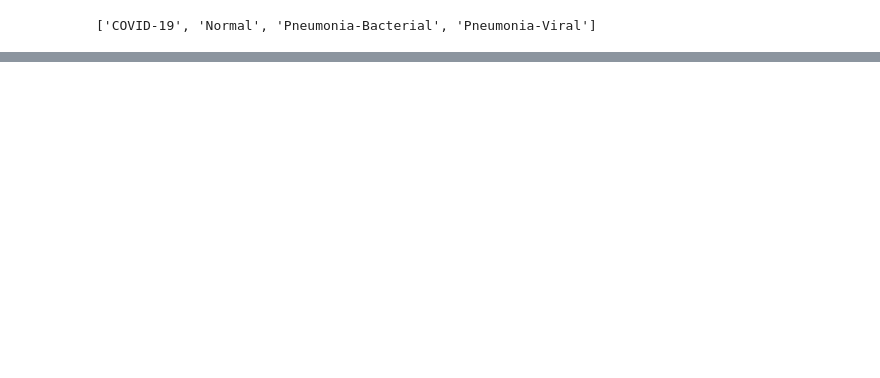
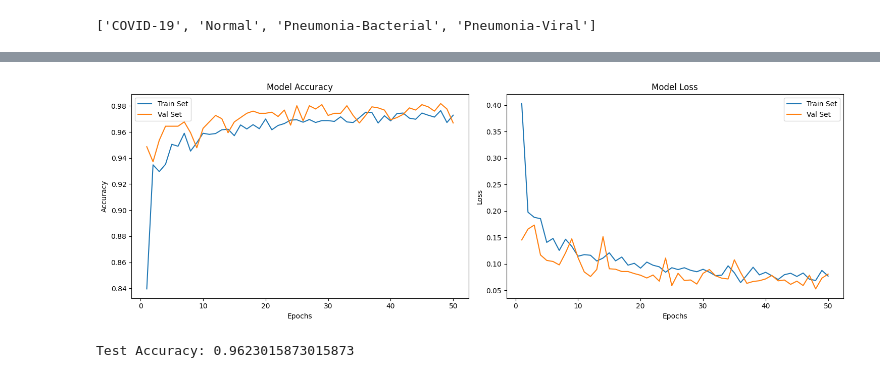
Before and after one commit to ritusinha128/health-informatics-project, a Jupyter notebook: chest_cancer/Chest_Cancer_Analysis.ipynb, the cells around one changed output, grey strips where cells are left out. Saved outputs shown, nothing was run; the diff lists cells and outputs as text; code cells hidden in the pictures; blank space fills up the shorter version.

```diff
--- a/chest_cancer/Chest_Cancer_Analysis.ipynb
+++ b/chest_cancer/Chest_Cancer_Analysis.ipynb
@@ -385,0 +504,16 @@ plt.show()
+# %%
+train_dataset = CustomDataset(x_train, y_train, transform=transform)
+val_dataset = CustomDataset(x_val, y_val, transform=transform)
+
+train_loader = DataLoader(train_dataset, batch_size=32, shuffle=True)
+val_loader = DataLoader(val_dataset, batch_size=32, shuffle=False)
+# %%
+from torchsummary import summary
+
+device = torch.device("cuda" if torch.cuda.is_available() else "cpu")
+model = MyModel(num_classes=3).to(device)
+optimizer = torch.optim.Adam(model.parameters(), lr=0.001)
+criterion = nn.CrossEntropyLoss()
+
+# For model summary
+summary(model, input_size=(3, 224, 224))
@@ -385,0 +649,46 @@ plt.show()
+# %%
+import matplotlib.pyplot as plt
+
+# Assuming 'train_loss', 'val_loss', 'train_accuracy', and 'val_accuracy' are accumulated during the training process
+epochs_range = range(1, len(train_losses) + 1)
+
+plt.figure(figsize=(15, 5))
+plt.subplot(1, 2, 1)
+plt.plot(epochs_range, train_accuracies, label='Train Set')
+plt.plot(epochs_range, val_accuracies, label='Val Set')
+plt.legend(loc="best")
+plt.xlabel('Epochs')
+plt.ylabel('Accuracy')
+plt.title('Model Accuracy')
+
+plt.subplot(1, 2, 2)
+plt.plot(epochs_range, train_losses, label='Train Set')
+plt.plot(epochs_range, val_losses, label='Val Set')
+plt.legend(loc="best")
+plt.xlabel('Epochs')
+plt.ylabel('Loss')
+plt.title('Model Loss')
+plt.tight_layout()
+plt.show()
+# %% [output]
+[figure, added]
+# %%
+test_dataset = CustomDataset(x_test, y_test, transform=transform)
+test_loader = DataLoader(test_dataset, batch_size=32, shuffle=False)
+
+model.eval()
+accuracy = 0
+total = 0
+correct = 0
+with torch.no_grad():
+    for inputs, labels in test_loader:
+        inputs, labels = inputs.to(device), labels.to(device)
+        outputs = model(inputs)
+        _, predicted = torch.max(outputs.data, 1)
+        total += labels.size(0)
+        correct += (predicted == labels).sum().item()
+
+accuracy = correct / total
+print('\nTest Accuracy:', accuracy)
+# %% [output]
+Test Accuracy: 0.9623015873015873
```
Also changed, not shown: parts of 24 cells of this notebook.
